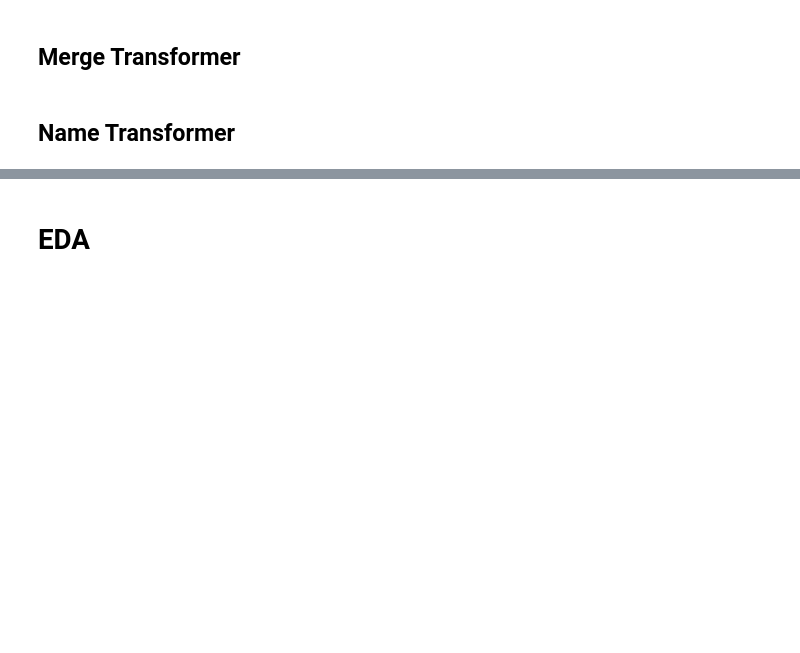
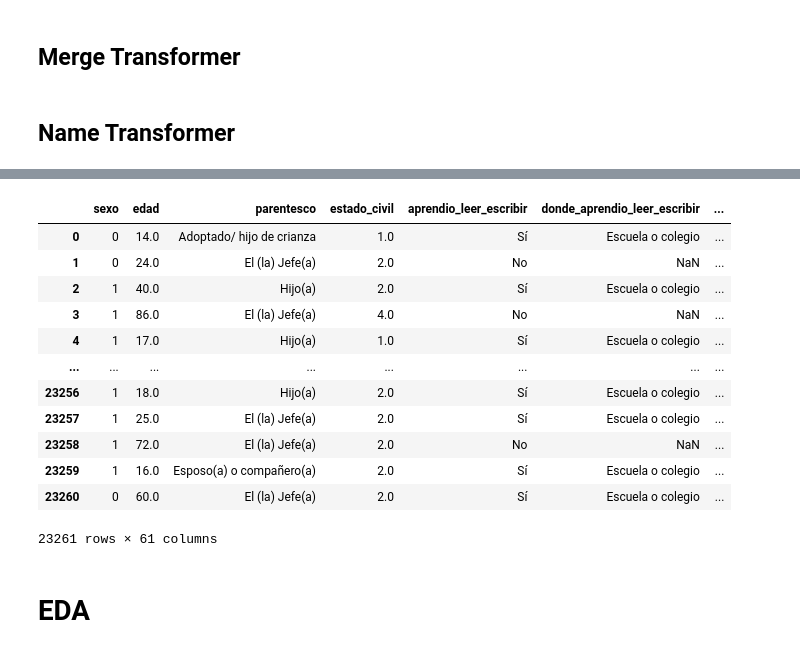
Before and after one commit to AlejandroCoronadoN/mepyd-incluia, a Jupyter notebook: notebooks/eda/eda_enhogar.ipynb, the cells around one changed output, grey strips where cells are left out. Drawn from its saved outputs; the diff is of its cells as text; code cells hidden in the pictures; blank space fills up the shorter version.

```diff
--- a/notebooks/eda/eda_enhogar.ipynb
+++ b/notebooks/eda/eda_enhogar.ipynb
@@ -148,2 +155,4 @@ survey_elected_merged['']
+# %%
+survey_elected_merged = survey_elected_merged[member_columns + elected_columns]
 # %% [markdown]
 ## Name Transformer
@@ -191,3 +353,19 @@ len(survey_elected_final.columns.unique())
+# %%
+survey_elected_selected
+# %% [output]
+|  | sexo | edad | parentesco | estado_civil | aprendio_leer_escribir | donde_aprendio_leer_escribir | ... |
+| 0 | 0 | 14.0 | Adoptado/ hijo de crianza | 1.0 | Sí | Escuela o colegio | ... |
+| 1 | 0 | 24.0 | El (la) Jefe(a) | 2.0 | No | NaN | ... |
+| 2 | 1 | 40.0 | Hijo(a) | 2.0 | Sí | Escuela o colegio | ... |
+| 3 | 1 | 86.0 | El (la) Jefe(a) | 4.0 | No | NaN | ... |
+| 4 | 1 | 17.0 | Hijo(a) | 1.0 | Sí | Escuela o colegio | ... |
+| ... | ... | ... | ... | ... | ... | ... | ... |
+| 23256 | 1 | 18.0 | Hijo(a) | 2.0 | Sí | Escuela o colegio | ... |
+| 23257 | 1 | 25.0 | El (la) Jefe(a) | 2.0 | Sí | Escuela o colegio | ... |
+| 23258 | 1 | 72.0 | El (la) Jefe(a) | 2.0 | No | NaN | ... |
+| 23259 | 1 | 16.0 | Esposo(a) o compañero(a) | 2.0 | Sí | Escuela o colegio | ... |
+| 23260 | 0 | 60.0 | El (la) Jefe(a) | 2.0 | Sí | Escuela o colegio | ... |
+23261 rows × 61 columns
 # %% [markdown]
 # EDA
 # %% [markdown]
```
Also changed, not shown: parts of 28 cells of this notebook, 2 other files.
